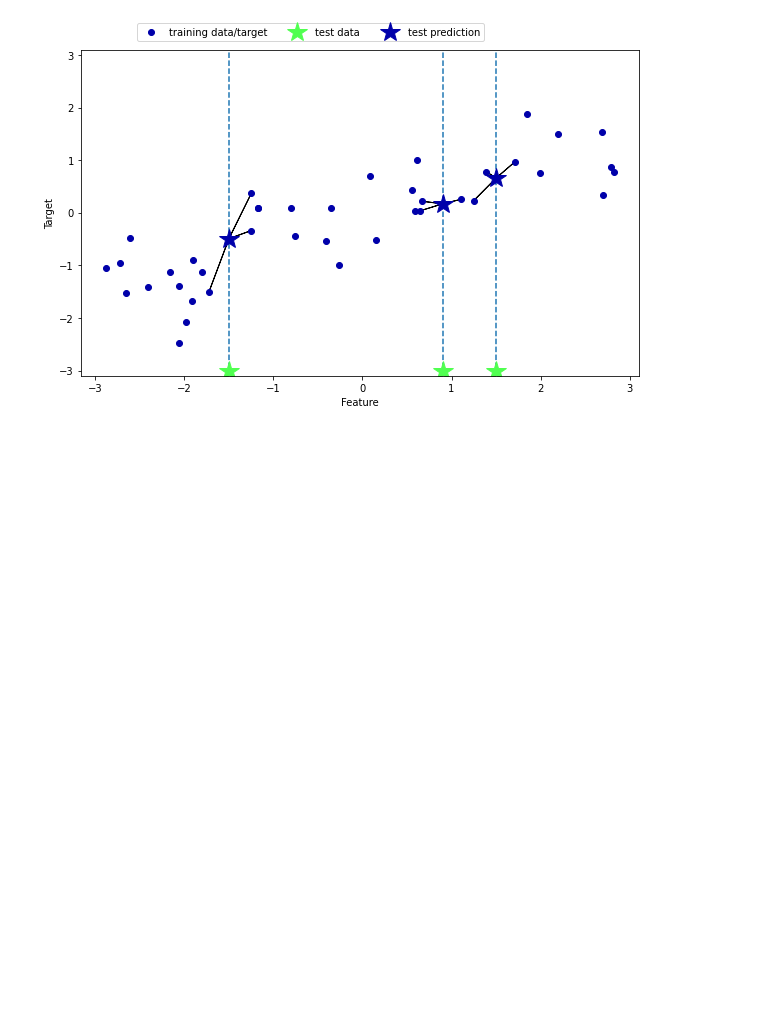
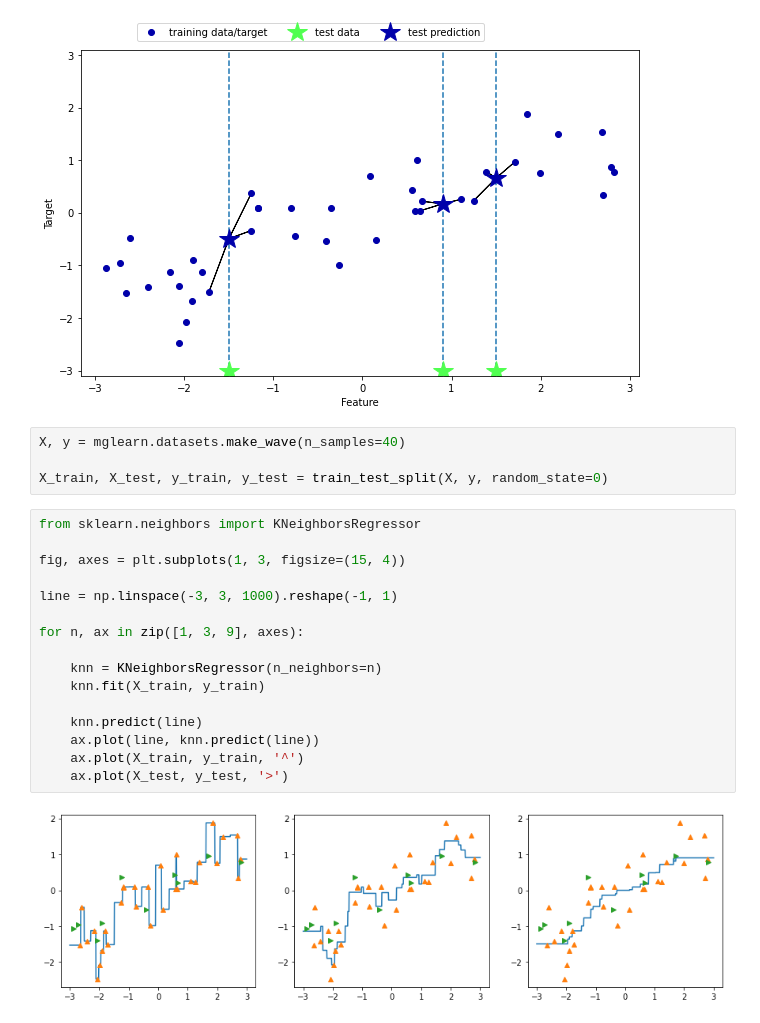
Before and after one commit to tainguyen206/introduction_to_ml_with_python, a Jupyter notebook: practice/02-knn.ipynb, the cells around one changed output. Saved outputs shown, nothing was run; the diff lists cells and outputs as text; blank space fills up the shorter version.

```diff
--- a/practice/02-knn.ipynb
+++ b/practice/02-knn.ipynb
@@ -226,3 +201,25 @@ mglearn.plots.plot_knn_regression(n_neighbors=1)
 mglearn.plots.plot_knn_regression(n_neighbors=3)
 # %% [output]
 [figure]
+# %%
+X, y = mglearn.datasets.make_wave(n_samples=40)
+
+X_train, X_test, y_train, y_test = train_test_split(X, y, random_state=0)
+# %%
+from sklearn.neighbors import KNeighborsRegressor
+
+fig, axes = plt.subplots(1, 3, figsize=(15, 4))
+
+line = np.linspace(-3, 3, 1000).reshape(-1, 1)
+
+for n, ax in zip([1, 3, 9], axes):
+
+    knn = KNeighborsRegressor(n_neighbors=n)
+    knn.fit(X_train, y_train)
+
+    knn.predict(line)
+    ax.plot(line, knn.predict(line))
+    ax.plot(X_train, y_train, '^')
+    ax.plot(X_test, y_test, '>')
+# %% [output]
+[figure, added]
```
Also changed, not shown: parts of 1 cell of this notebook.
